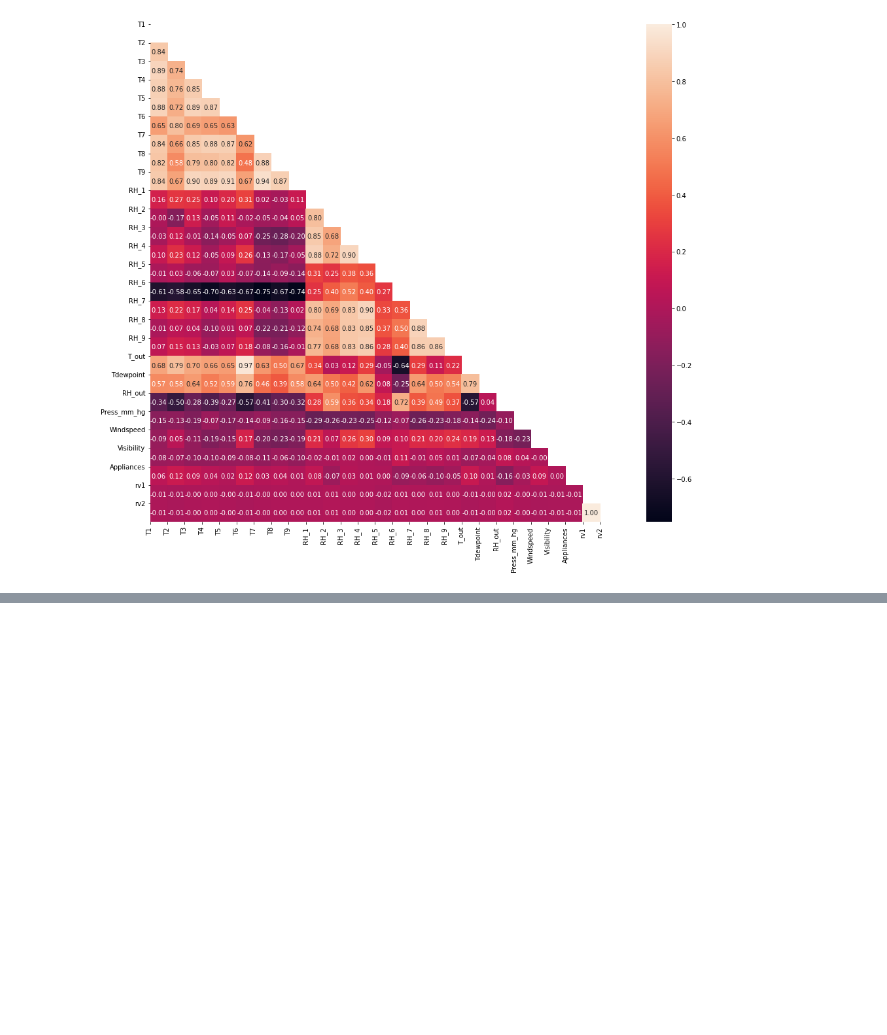
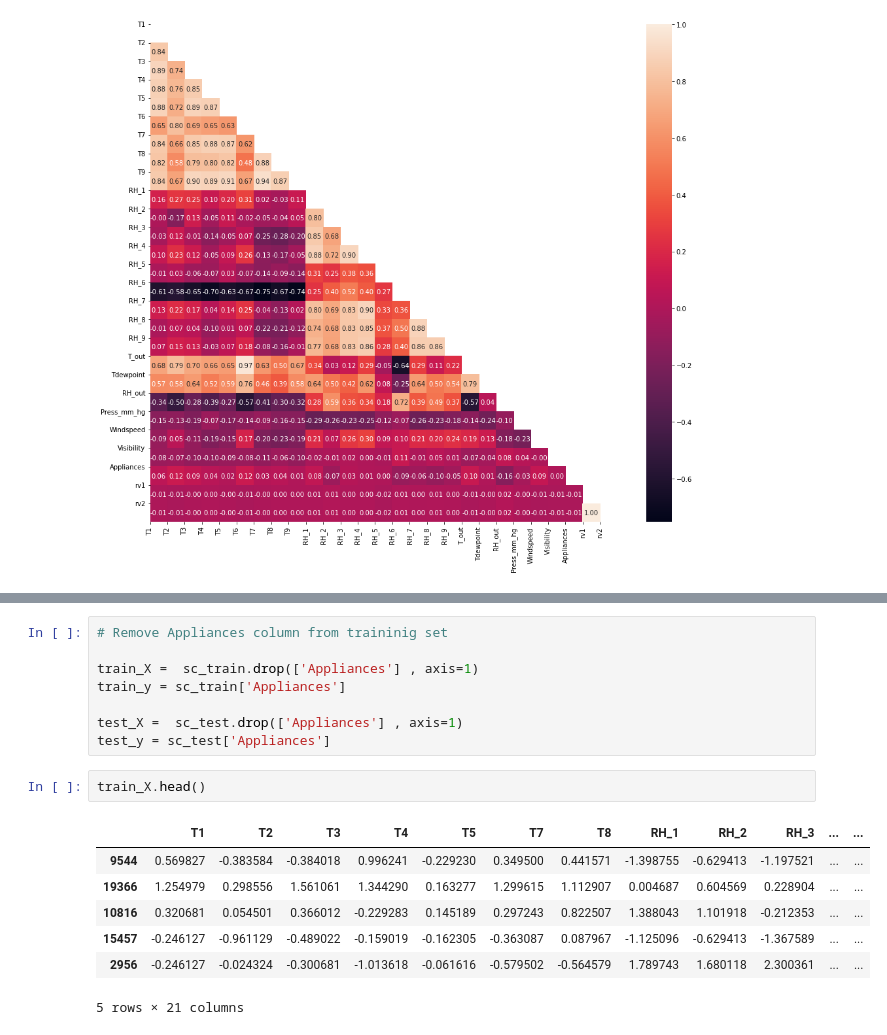
Before and after one commit to pritesh2292/Appliance-Energy-Prediction, a Jupyter notebook: Appliance_Energy_Prediction.ipynb, the cells around one changed output, grey strips where cells are left out. Cells and saved outputs as stored; diff of their text form; blank space fills up the shorter version.

```diff
--- a/Appliance_Energy_Prediction.ipynb
+++ b/Appliance_Energy_Prediction.ipynb
@@ -313,0 +399,18 @@ SyntaxError: ignored
+# %%
+# Remove Appliances column from traininig set
+
+train_X =  sc_train.drop(['Appliances'] , axis=1)
+train_y = sc_train['Appliances']
+
+test_X =  sc_test.drop(['Appliances'] , axis=1)
+test_y = sc_test['Appliances']
+# %%
+train_X.head()
+# %% [output]
+|  | T1 | T2 | T3 | T4 | T5 | T7 | T8 | RH_1 | RH_2 | RH_3 | ... | ... |
+| 9544 | 0.569827 | -0.383584 | -0.384018 | 0.996241 | -0.229230 | 0.349500 | 0.441571 | -1.398755 | -0.629413 | -1.197521 | ... | ... |
+| 19366 | 1.254979 | 0.298556 | 1.561061 | 1.344290 | 0.163277 | 1.299615 | 1.112907 | 0.004687 | 0.604569 | 0.228904 | ... | ... |
+| 10816 | 0.320681 | 0.054501 | 0.366012 | -0.229283 | 0.145189 | 0.297243 | 0.822507 | 1.388043 | 1.101918 | -0.212353 | ... | ... |
+| 15457 | -0.246127 | -0.961129 | -0.489022 | -0.159019 | -0.162305 | -0.363087 | 0.087967 | -1.125096 | -0.629413 | -1.367589 | ... | ... |
+| 2956 | -0.246127 | -0.024324 | -0.300681 | -1.013618 | -0.061616 | -0.579502 | -0.564579 | 1.789743 | 1.680118 | 2.300361 | ... | ... |
+5 rows × 21 columns
```
Also changed, not shown: parts of 12 cells of this notebook.
